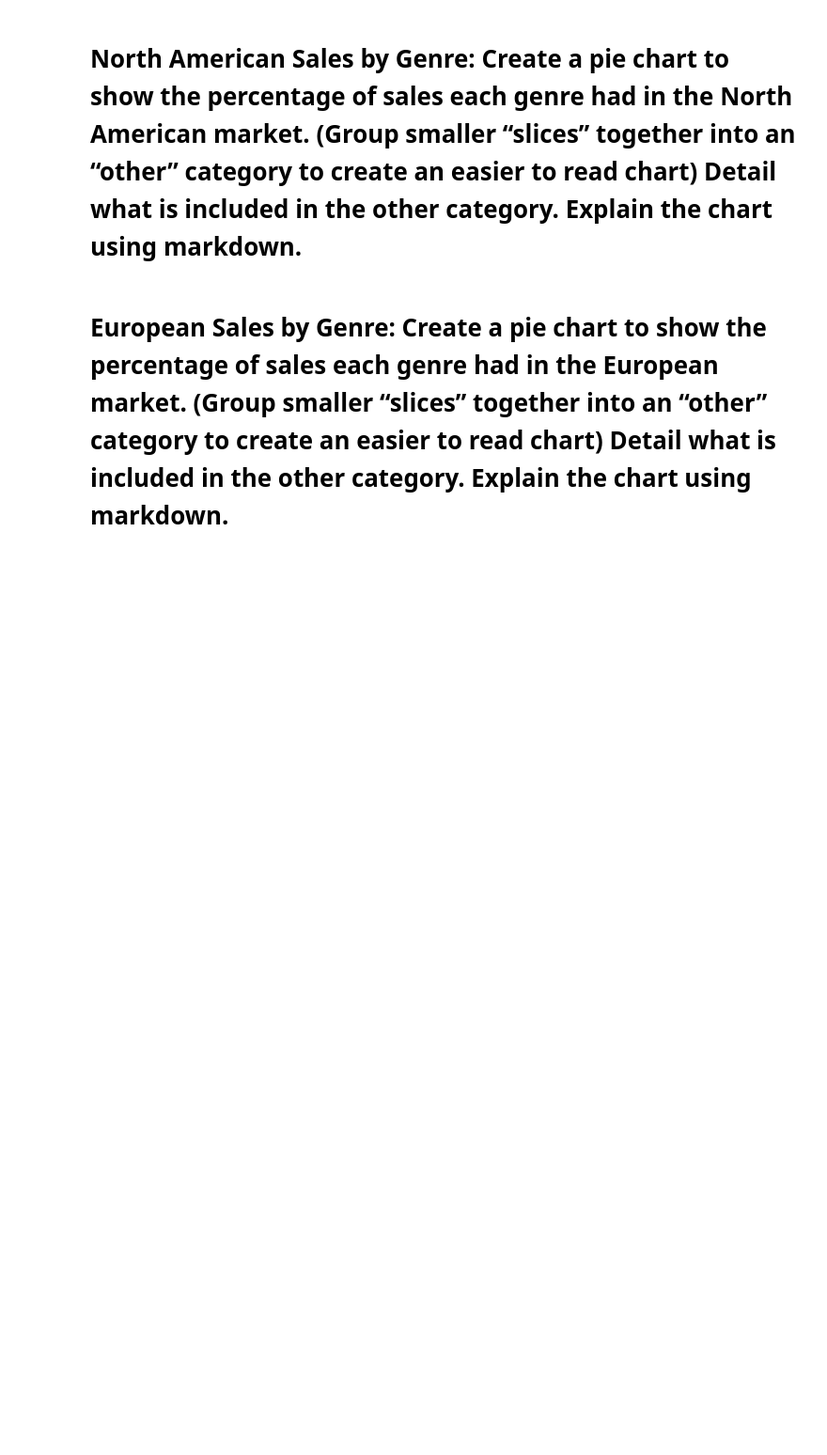
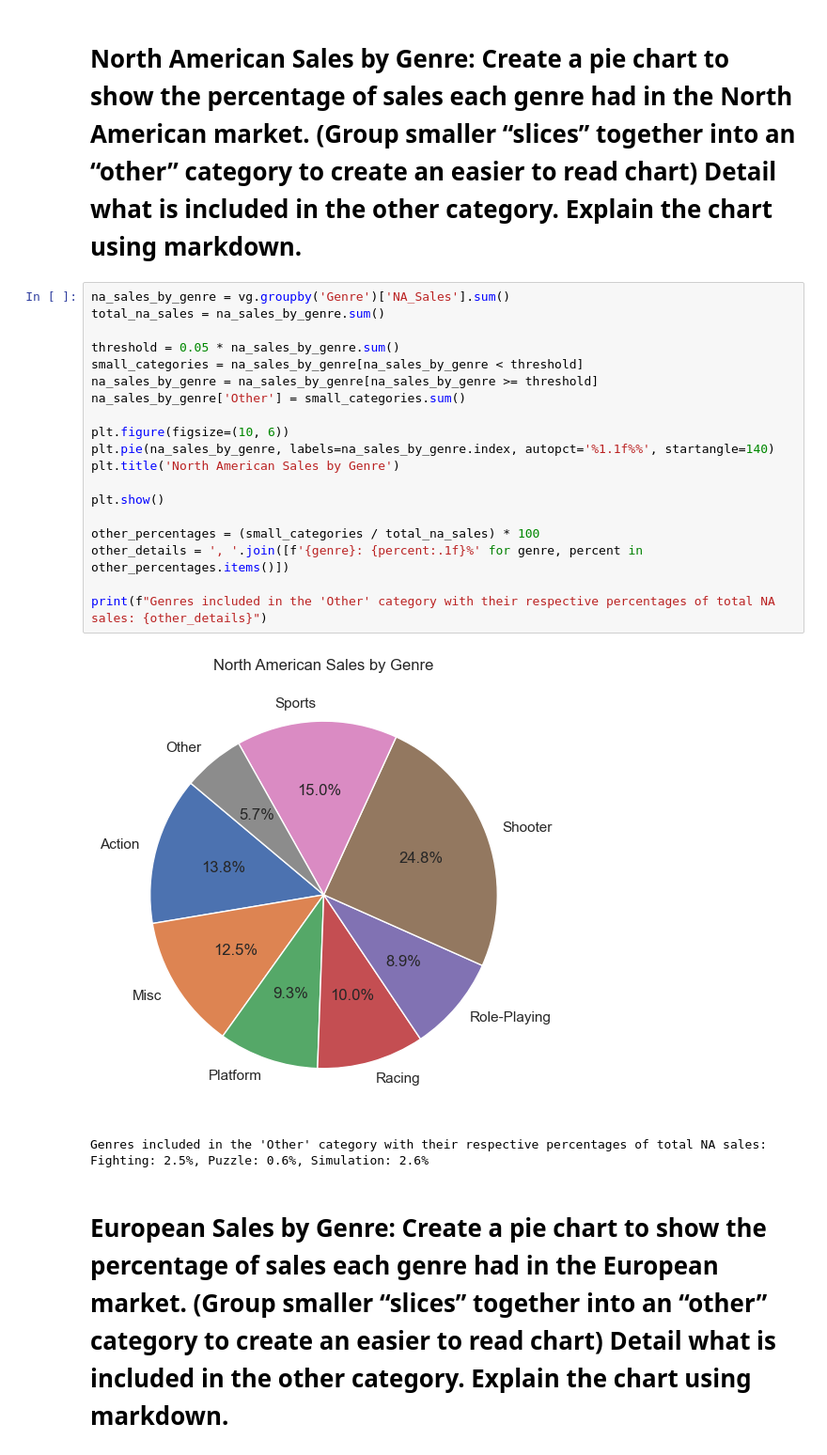
Before and after one commit to nseitler/video-game-sales, a Jupyter notebook: VideoGameDataViz.ipynb, the cells around one changed output. Shown at 94% size. Cells and saved outputs as stored; diff of their text form; blank space fills up the shorter version.

```diff
--- a/VideoGameDataViz.ipynb
+++ b/VideoGameDataViz.ipynb
@@ -22,4 +61,26 @@ vg.head()
 # %% [markdown]
 # North American Sales by Genre: Create a pie chart to show the percentage of sales each genre had in the North American market. (Group smaller “slices” together into an “other” category to create an easier to read chart) Detail what is included in the other category. Explain the chart using markdown.
+# %%
+na_sales_by_genre = vg.groupby('Genre')['NA_Sales'].sum()
+total_na_sales = na_sales_by_genre.sum()
+
+threshold = 0.05 * na_sales_by_genre.sum()
+small_categories = na_sales_by_genre[na_sales_by_genre < threshold]
+na_sales_by_genre = na_sales_by_genre[na_sales_by_genre >= threshold]
+na_sales_by_genre['Other'] = small_categories.sum()
+
+plt.figure(figsize=(10, 6))
+plt.pie(na_sales_by_genre, labels=na_sales_by_genre.index, autopct='%1.1f%%', startangle=140)
+plt.title('North American Sales by Genre')
+
+plt.show()
+
+other_percentages = (small_categories / total_na_sales) * 100
+other_details = ', '.join([f'{genre}: {percent:.1f}%' for genre, percent in other_percentages.items()])
+
+print(f"Genres included in the 'Other' category with their respective percentages of total NA sales: {other_details}")
+# %% [output]
+[figure, added]
+Genres included in the 'Other' category with their respective percentages of total NA sales: Fighting: 2.5%, Puzzle: 0.6%, Simulation: 2.6%
 # %% [markdown]
 # European Sales by Genre: Create a pie chart to show the percentage of sales each genre had in the European market. (Group smaller “slices” together into an “other” category to create an easier to read chart) Detail what is included in the other category. Explain the chart using markdown.
```
Also changed, not shown: parts of 5 cells of this notebook.
